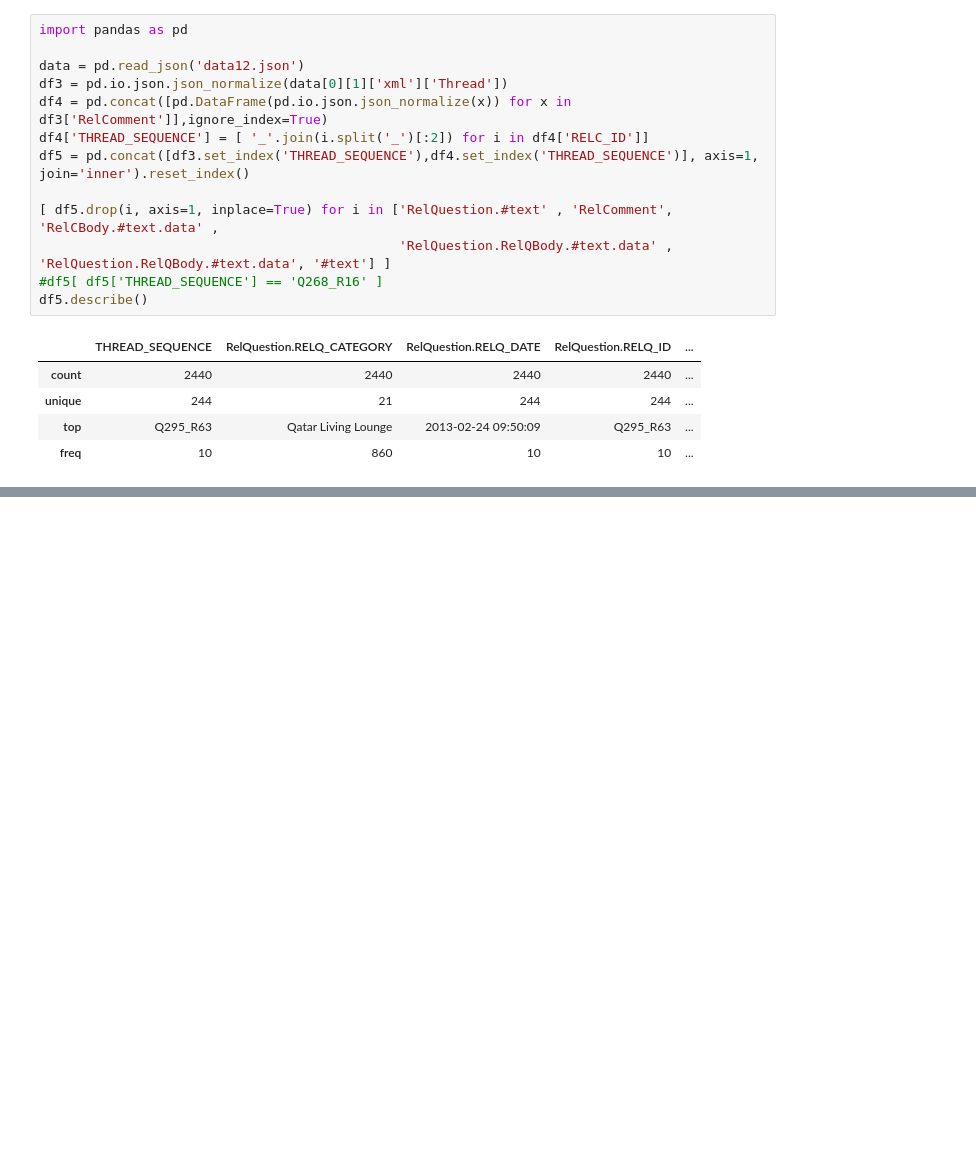
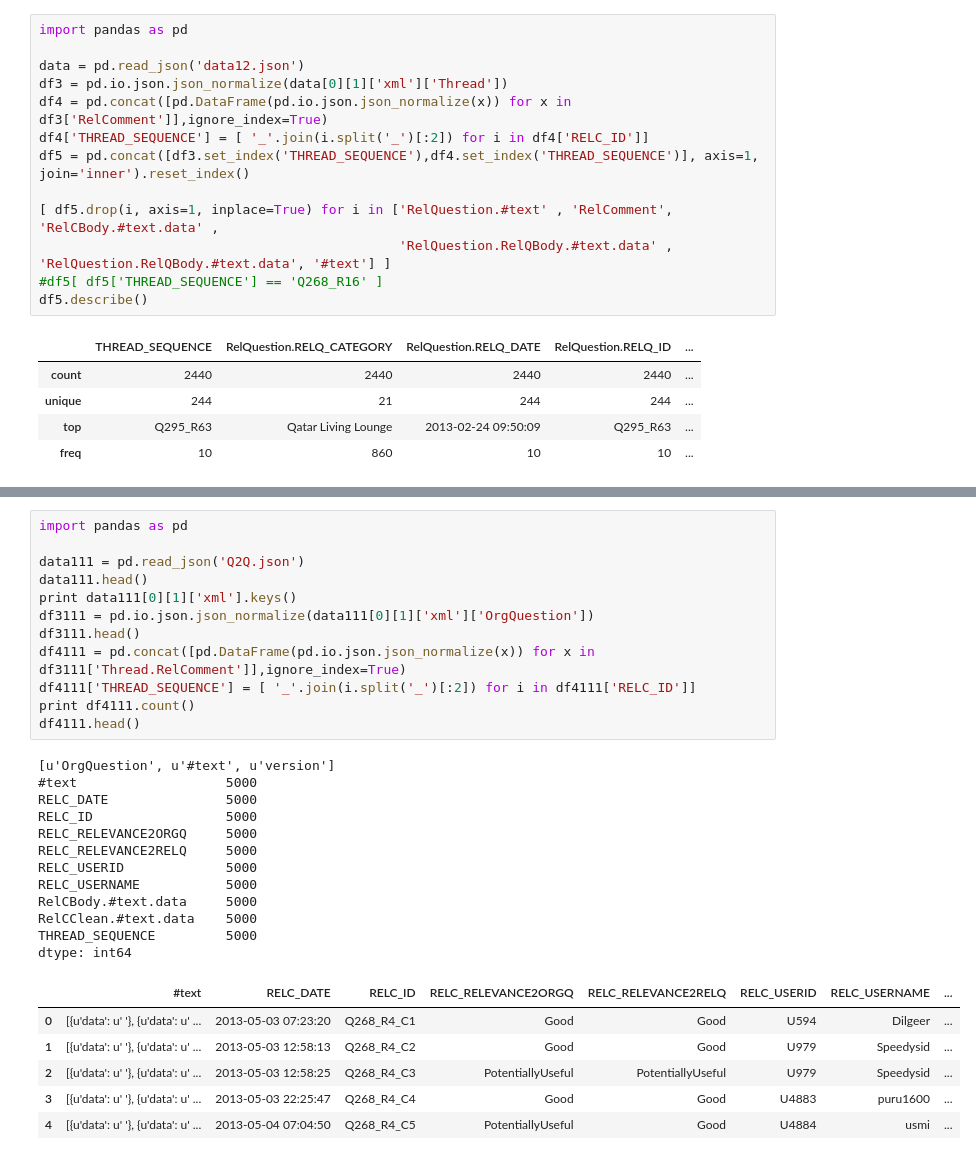
Before and after one commit to bnsriram/NLPCommunityQuestionAnswering, a Jupyter notebook: Datacleaning11.ipynb, the cells around one changed output, grey strips where cells are left out. Saved outputs shown, nothing was run; the diff lists cells and outputs as text; blank space fills up the shorter version.

```diff
--- a/Datacleaning11.ipynb
+++ b/Datacleaning11.ipynb
@@ -55,0 +149,31 @@ df5.describe()
+# %%
+import pandas as pd
+
+data111 = pd.read_json('Q2Q.json')
+data111.head()
+print data111[0][1]['xml'].keys()
+df3111 = pd.io.json.json_normalize(data111[0][1]['xml']['OrgQuestion'])
+df3111.head()
+df4111 = pd.concat([pd.DataFrame(pd.io.json.json_normalize(x)) for x in df3111['Thread.RelComment']],ignore_index=True)
+df4111['THREAD_SEQUENCE'] = [ '_'.join(i.split('_')[:2]) for i in df4111['RELC_ID']]
+print df4111.count()
+df4111.head()
+# %% [output]
+[u'OrgQuestion', u'#text', u'version']
+#text                   5000
+RELC_DATE               5000
+RELC_ID                 5000
+RELC_RELEVANCE2ORGQ     5000
+RELC_RELEVANCE2RELQ     5000
+RELC_USERID             5000
+RELC_USERNAME           5000
+RelCBody.#text.data     5000
+RelCClean.#text.data    5000
+THREAD_SEQUENCE         5000
+dtype: int64
+|  | #text | RELC_DATE | RELC_ID | RELC_RELEVANCE2ORGQ | RELC_RELEVANCE2RELQ | RELC_USERID | RELC_USERNAME | ... |
+| 0 | [{u'data': u' '}, {u'data': u' ... | 2013-05-03 07:23:20 | Q268_R4_C1 | Good | Good | U594 | Dilgeer | ... |
+| 1 | [{u'data': u' '}, {u'data': u' ... | 2013-05-03 12:58:13 | Q268_R4_C2 | Good | Good | U979 | Speedysid | ... |
+| 2 | [{u'data': u' '}, {u'data': u' ... | 2013-05-03 12:58:25 | Q268_R4_C3 | PotentiallyUseful | PotentiallyUseful | U979 | Speedysid | ... |
+| 3 | [{u'data': u' '}, {u'data': u' ... | 2013-05-03 22:25:47 | Q268_R4_C4 | Good | Good | U4883 | puru1600 | ... |
+| 4 | [{u'data': u' '}, {u'data': u' ... | 2013-05-04 07:04:50 | Q268_R4_C5 | PotentiallyUseful | Good | U4884 | usmi | ... |
```
Also changed, not shown: parts of 6 cells of this notebook, 5 other files.
